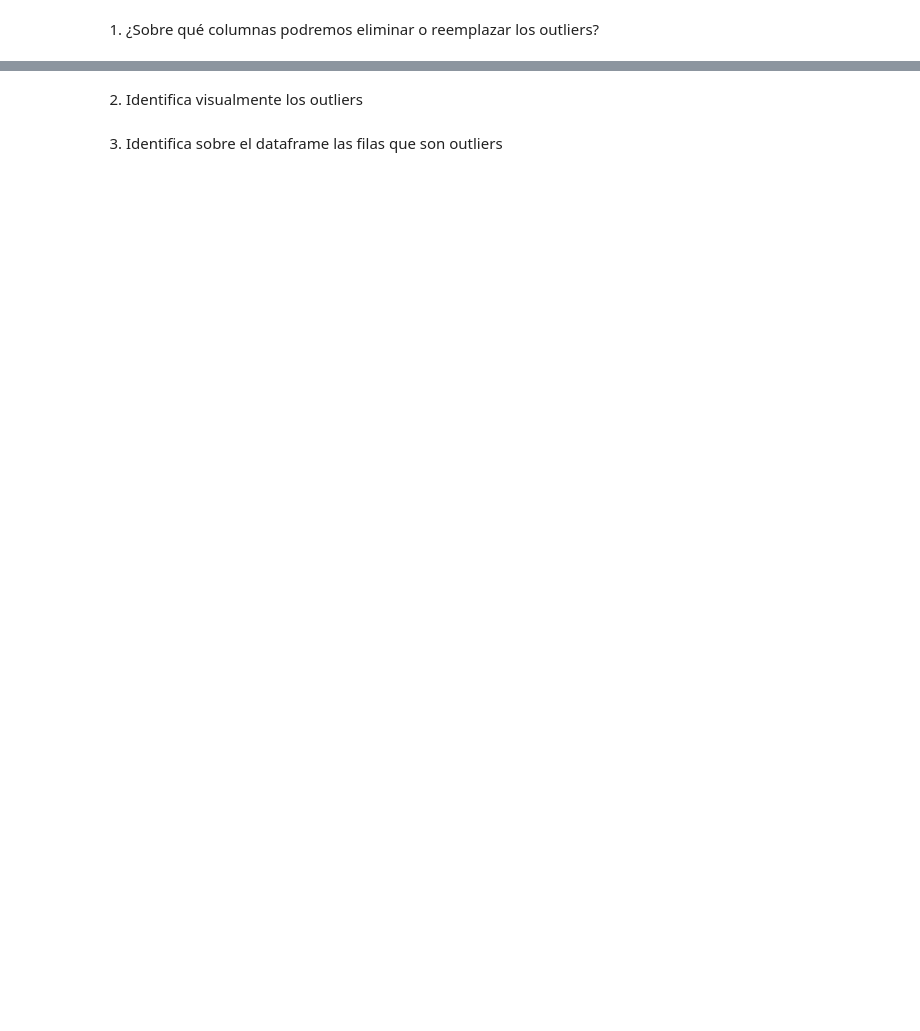
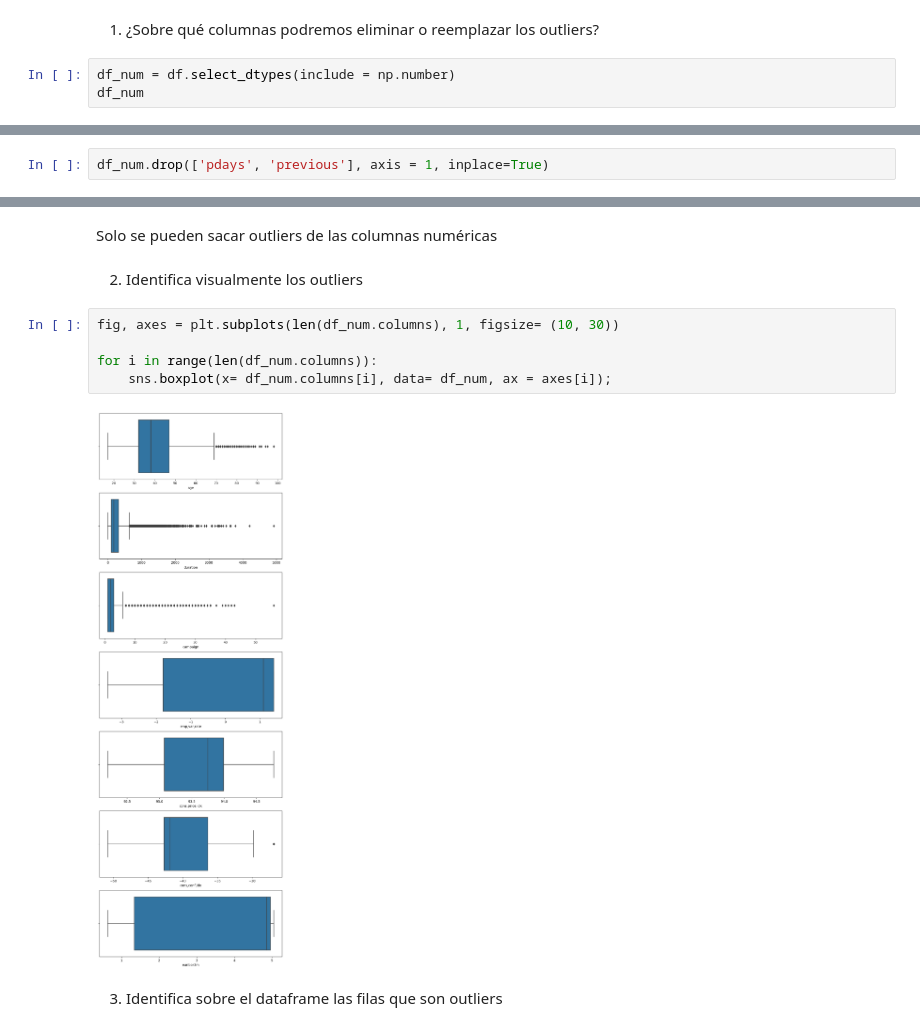
Before and after one commit to NataliaBarquin/Adalab_Pair_programming_4_EDA_limpieza_ETL, a Jupyter notebook: Limpieza/limpieza_3.ipynb, the cells around one changed output, grey strips where cells are left out. Drawn from its saved outputs; the diff is of its cells as text; blank space fills up the shorter version.

```diff
--- a/Limpieza/limpieza_3.ipynb
+++ b/Limpieza/limpieza_3.ipynb
@@ -16,2 +19,5 @@ df.head(1)
 # %% [markdown]
 1. ¿Sobre qué columnas podremos eliminar o reemplazar los outliers?
+# %%
+df_num = df.select_dtypes(include = np.number)
+df_num
@@ -17,0 +40,2 @@ df.head(1)
+# %%
+df_num.drop(['pdays', 'previous'], axis = 1, inplace=True)
@@ -18,4 +58,13 @@ df.head(1)
+# %% [markdown]
+Solo se pueden sacar outliers de las columnas numéricas
 # %% [markdown]
 2. Identifica visualmente los outliers
+# %%
+fig, axes = plt.subplots(len(df_num.columns), 1, figsize= (10, 30))
+
+for i in range(len(df_num.columns)):
+    sns.boxplot(x= df_num.columns[i], data= df_num, ax = axes[i]);
+# %% [output]
+[figure, added]
 # %% [markdown]
 3. Identifica sobre el dataframe las filas que son outliers
```
Also changed, not shown: parts of 10 cells of this notebook, 2 other files.
